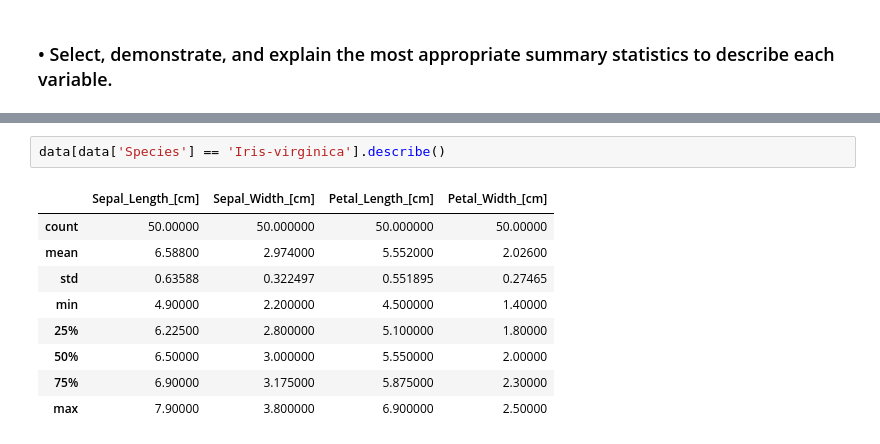
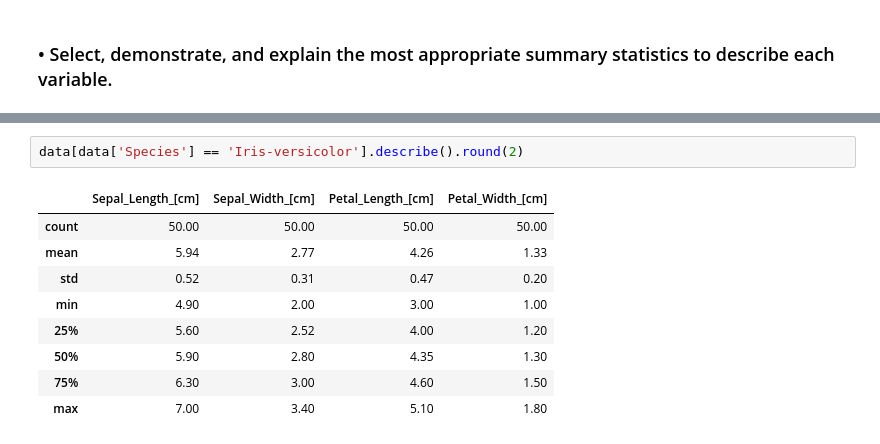
Before and after one commit to shanekeenan/fundamentals_of_data_analysis, a Jupyter notebook: project.ipynb, the cells around one changed output, grey strips where cells are left out. Cells and saved outputs as stored; diff of their text form.

```diff
--- a/project.ipynb
+++ b/project.ipynb
@@ -200,14 +202,14 @@ data[data['Species'] == 'Iris-virginica'].describe()
 # %%
-data[data['Species'] == 'Iris-virginica'].describe()
+data[data['Species'] == 'Iris-versicolor'].describe().round(2)
 # %% [output]
 |  | Sepal_Length_[cm] | Sepal_Width_[cm] | Petal_Length_[cm] | Petal_Width_[cm] |
-| count | 50.00000 | 50.000000 | 50.000000 | 50.00000 |
-| mean | 6.58800 | 2.974000 | 5.552000 | 2.02600 |
-| std | 0.63588 | 0.322497 | 0.551895 | 0.27465 |
-| min | 4.90000 | 2.200000 | 4.500000 | 1.40000 |
-| 25% | 6.22500 | 2.800000 | 5.100000 | 1.80000 |
-| 50% | 6.50000 | 3.000000 | 5.550000 | 2.00000 |
-| 75% | 6.90000 | 3.175000 | 5.875000 | 2.30000 |
-| max | 7.90000 | 3.800000 | 6.900000 | 2.50000 |
+| count | 50.00 | 50.00 | 50.00 | 50.00 |
+| mean | 5.94 | 2.77 | 4.26 | 1.33 |
+| std | 0.52 | 0.31 | 0.47 | 0.20 |
+| min | 4.90 | 2.00 | 3.00 | 1.00 |
+| 25% | 5.60 | 2.52 | 4.00 | 1.20 |
+| 50% | 5.90 | 2.80 | 4.35 | 1.30 |
+| 75% | 6.30 | 3.00 | 4.60 | 1.50 |
+| max | 7.00 | 3.40 | 5.10 | 1.80 |
 # %% [markdown]
 ### Boxplots - great way to visualise summary statistics
```
Also changed, not shown: parts of 29 cells of this notebook.
